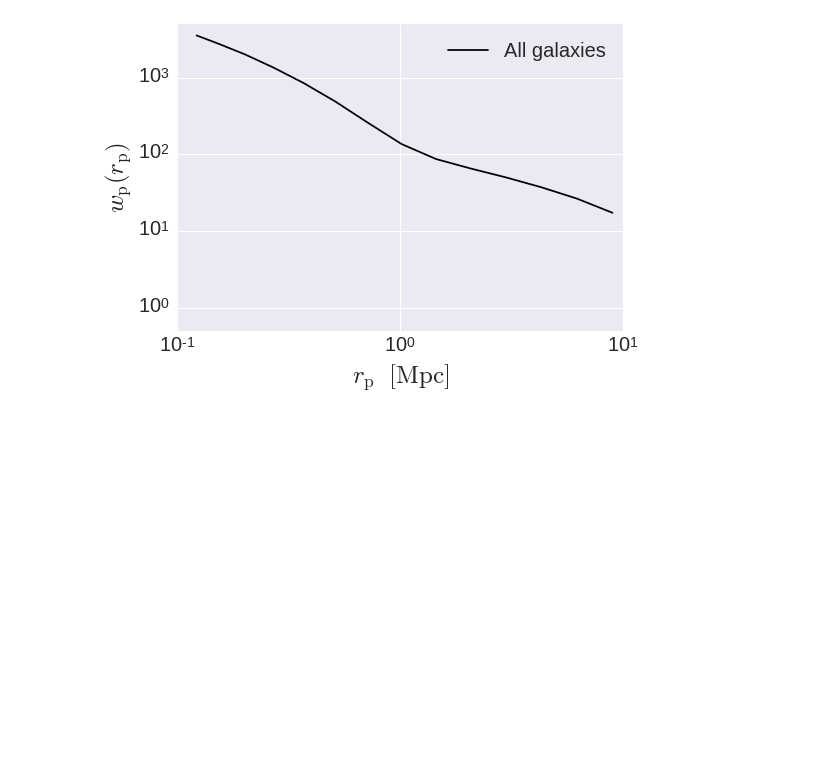
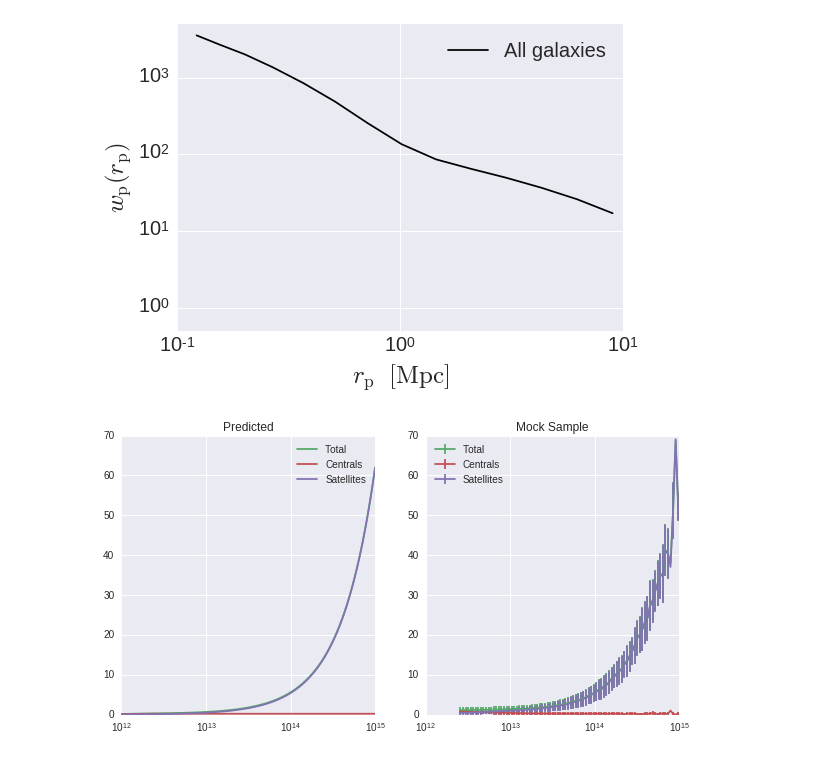
Before and after one commit to mclaughlin6464/HODEmulator, a Jupyter notebook: Halotools Messing Around.ipynb, the cells around one changed output. Cells and saved outputs as stored; diff of their text form; code cells hidden in the pictures; blank space fills up the shorter version.

Commit message:
Confirmed mocks are popualting properly.

```diff
--- a/Halotools Messing Around.ipynb
+++ b/Halotools Messing Around.ipynb
@@ -210,0 +233,38 @@ plt.legend(loc='best', fontsize=20)
+# %%
+from halotools.mock_observables import mean_y_vs_x
+xmin, xmax = 1e12, 1e15
+ymin, ymax = 0, 70
+halo_mass = np.logspace(np.log10(xmin),np.log10(xmax),100)
+
+binned_mass, ncen_hat, ncen_err= mean_y_vs_x(mass, ncen, bins = halo_mass, error_estimator = 'variance')
+binned_mass, nsat_hat, nsat_err= mean_y_vs_x(mass, nsat, bins = halo_mass, error_estimator = 'variance')
+# %%
+mean_ncen = model_instance.mean_occupation_centrals(prim_haloprop = halo_mass)
+mean_nsat = model_instance.mean_occupation_satellites(prim_haloprop = halo_mass)
+
+fig = plt.figure(figsize = (10,5))
+colors = sns.color_palette()
+plt.subplot(121)
+plt.title("Predicted")
+plt.plot(halo_mass, mean_ncen+mean_nsat,color = colors[1], label = 'Total')
+plt.plot(halo_mass,mean_ncen,color = colors[2], label = 'Centrals')
+plt.plot(halo_mass,mean_nsat,color = colors[3], label = 'Satellites')
+plt.xscale('log')
+plt.xlim([xmin,xmax])
+plt.ylim([ymin, ymax])
+plt.legend(loc = 'best', fontsize = 10)
+
+plt.subplot(122)
+plt.title("Mock Sample")
+plt.errorbar(binned_mass, ncen_hat+nsat_hat,yerr = np.sqrt(ncen_err**2+nsat_err**2),
+             color = colors[1],label = 'Total')
+plt.errorbar(binned_mass,ncen_hat,yerr = ncen_err, color = colors[2], label = 'Centrals')
+plt.errorbar(binned_mass,nsat_hat, yerr = nsat_err,color = colors[3], label = 'Satellites')
+plt.xscale('log')
+plt.xlim([xmin, xmax])
+plt.ylim([ymin, ymax])
+plt.legend(loc = 'best', fontsize = 10)
+
+plt.show()
+# %% [output]
+[figure, added]
```
Also changed, not shown: parts of 3 cells of this notebook.
